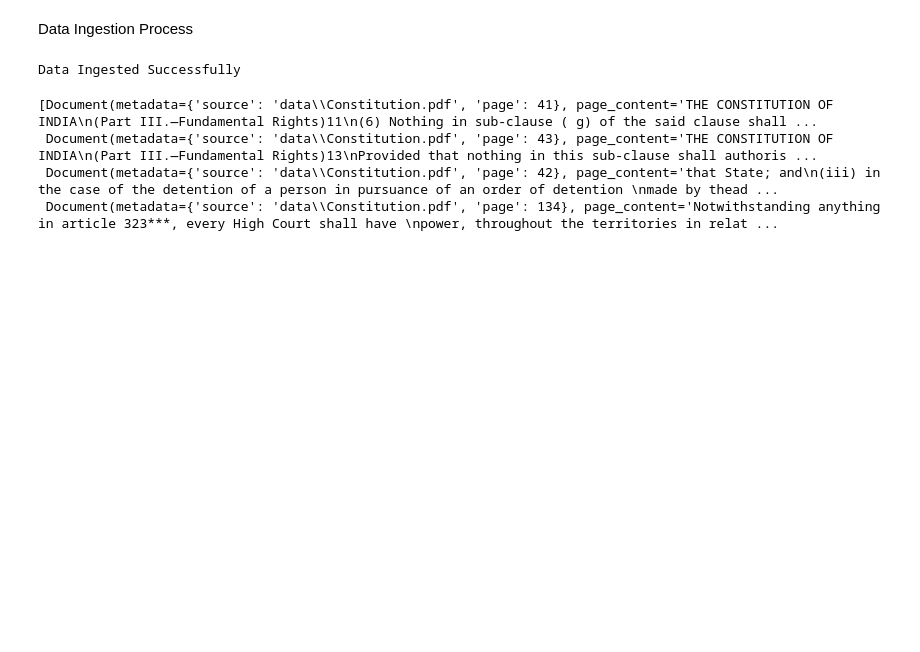
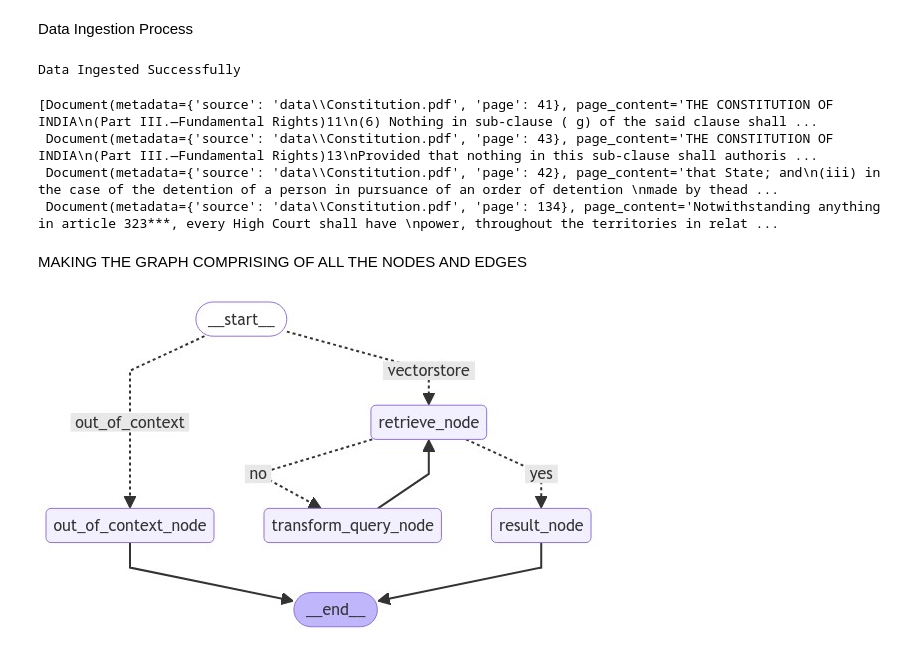
Before and after one commit to Ash2809/Law-RAG, a Jupyter notebook: experiment.ipynb, the cells around one changed output. Cells and saved outputs as stored; diff of their text form; code cells hidden in the pictures; blank space fills up the shorter version.

```diff
--- a/experiment.ipynb
+++ b/experiment.ipynb
@@ -22,7 +22,7 @@ ASTRA_API_KEY = os.getenv("ASTRA_API_KEY")
 DB_ENDPOINT = os.getenv("DB_ENDPOINT")
 DB_ID = os.getenv("DB_ID")
 # %%
-llm = ChatGoogleGenerativeAI(api_key = GOOGLE_API_KEY, model = "gemini-1.5-pro",temperature = 1)
+llm = ChatGoogleGenerativeAI(api_key = GOOGLE_API_KEY, model = "gemini-1.5-flash",temperature = 1)
 print(llm.invoke("What is capital of India").content)
 # %% [output]
 The capital of India is **New Delhi**.
@@ -160,0 +196,47 @@ def decide_to_generate(state: GraphState):
+# %%
+def out_of_context(state):
+    print("THE QUESTION IS OUT OF CONTEXT FOR THE INDIAN CONSTITUTION.")
+# %%
+def result(state):
+    generation = state["generation"]
+    print(f"BOT:\n{generation}")
+# %% [markdown]
+MAKING THE GRAPH COMPRISING OF ALL THE NODES AND EDGES
+# %%
+workflow = StateGraph(GraphState)
+
+workflow.add_node("out_of_context_node", out_of_context)
+# workflow.add_node("doc_dec_node",Grade_Docs)
+workflow.add_node("retrieve_node", retrieve)
+# workflow.add_node("grade_docs_node", Grade_Docs)
+workflow.add_node("transform_query_node", transform_query)
+workflow.add_node("result_node", result)
+
+# Adding conditional edges with correct conditions
+workflow.add_conditional_edges(START, route,{
+    "vectorstore": "retrieve_node",
+    "out_of_context": "out_of_context_node"
+})
+
+workflow.add_edge("out_of_context_node", END)
+
+workflow.add_conditional_edges("retrieve_node", decide_to_generate,{
+    "yes": "result_node",
+    "no": "transform_query_node"
+})
+
+workflow.add_edge("transform_query_node","retrieve_node")
+
+
+workflow.add_edge("result_node",END)
+
+app = workflow.compile()
+# %%
+from IPython.display import Image, display
+
+try:
+    display(Image(app.get_graph().draw_mermaid_png()))
+except Exception:
+    pass
+# %% [output]
+[figure, added]
```
Also changed, not shown: parts of 5 cells of this notebook.
